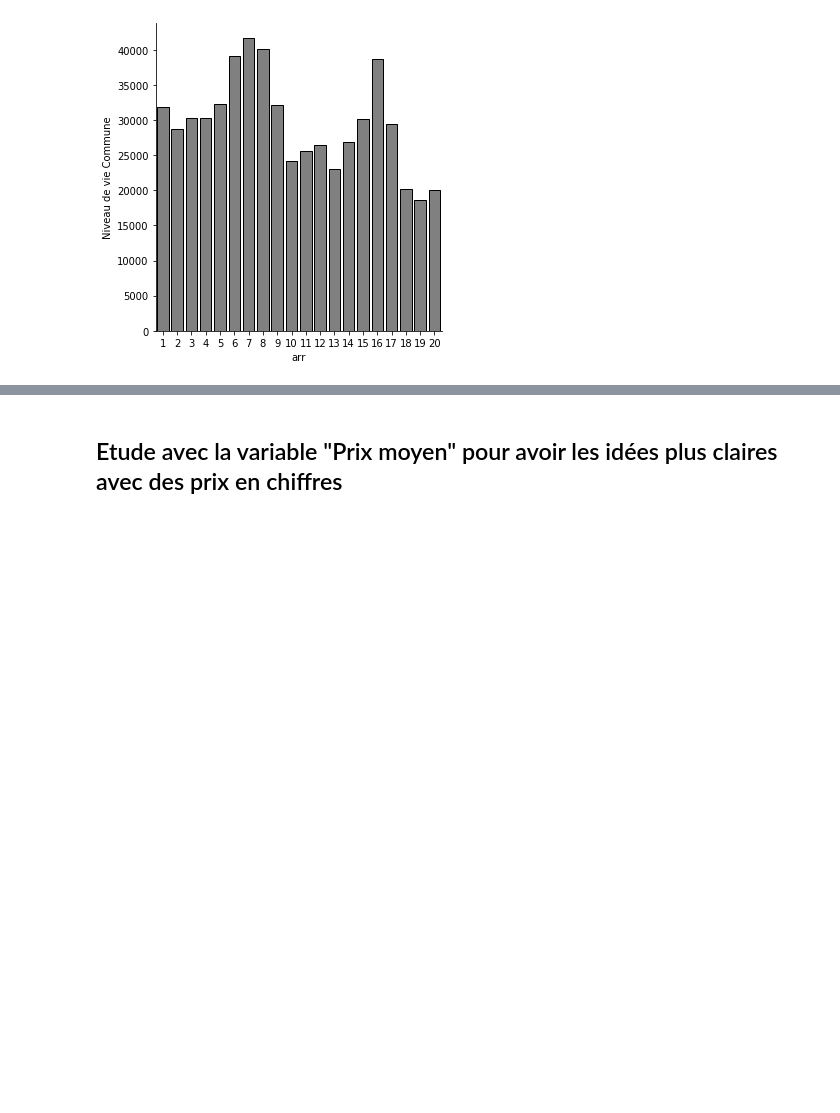
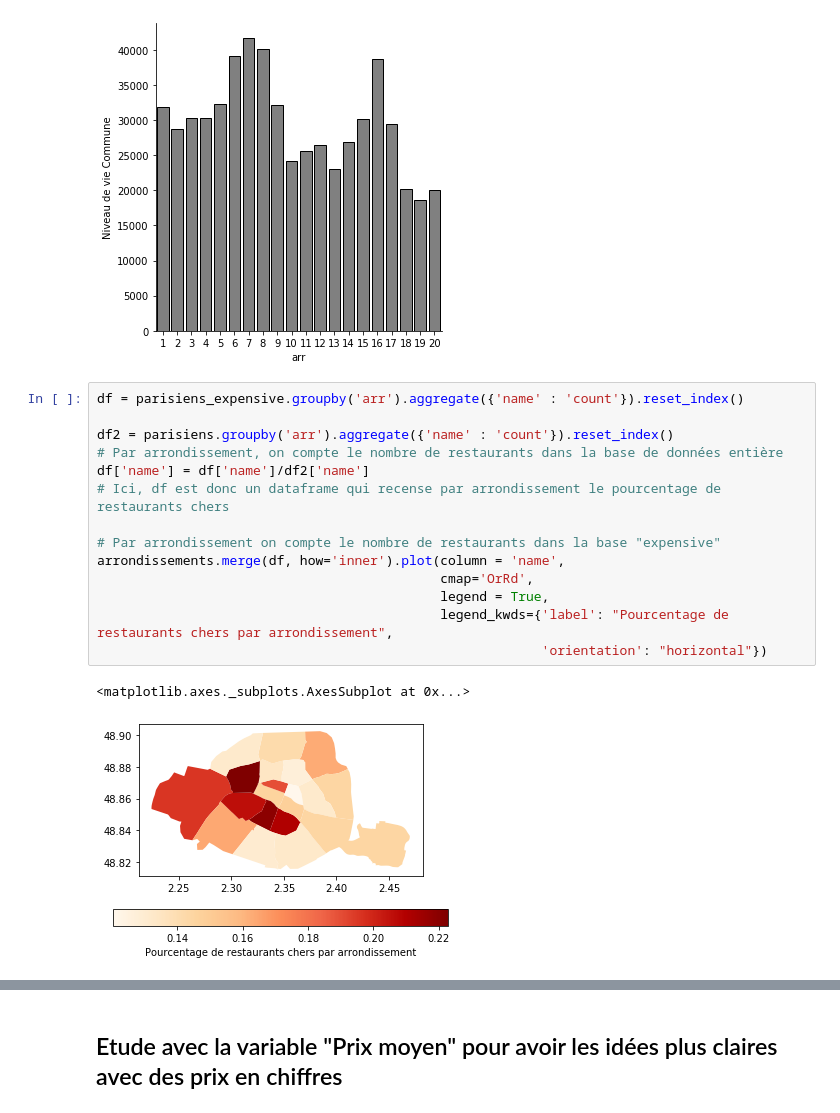
Before and after one commit to victor77420/Mod-lisation-prix-restaurants-parisiens, a Jupyter notebook: Untitled1.ipynb, the cells around one changed output, grey strips where cells are left out. Drawn from its saved outputs; the diff is of its cells as text; blank space fills up the shorter version.

```diff
--- a/Untitled1.ipynb
+++ b/Untitled1.ipynb
@@ -1384,3 +1442,20 @@ sns.catplot(x='arr', y='Niveau de vie Commune', edgecolor="black", data=parisien
 # %% [output]
 <seaborn.axisgrid.FacetGrid at 0x...>
 [figure]
+# %%
+df = parisiens_expensive.groupby('arr').aggregate({'name' : 'count'}).reset_index()
+
+df2 = parisiens.groupby('arr').aggregate({'name' : 'count'}).reset_index()
+# Par arrondissement, on compte le nombre de restaurants dans la base de données entière
+df['name'] = df['name']/df2['name']
+# Ici, df est donc un dataframe qui recense par arrondissement le pourcentage de restaurants chers
+
+# Par arrondissement on compte le nombre de restaurants dans la base "expensive"
+arrondissements.merge(df, how='inner').plot(column = 'name',
+                                            cmap='OrRd',
+                                            legend = True,
+                                            legend_kwds={'label': "Pourcentage de restaurants chers par arrondissement",
+                                                         'orientation': "horizontal"})
+# %% [output]
+<matplotlib.axes._subplots.AxesSubplot at 0x...>
+[figure, added]
```
Also changed, not shown: parts of 38 cells of this notebook.
